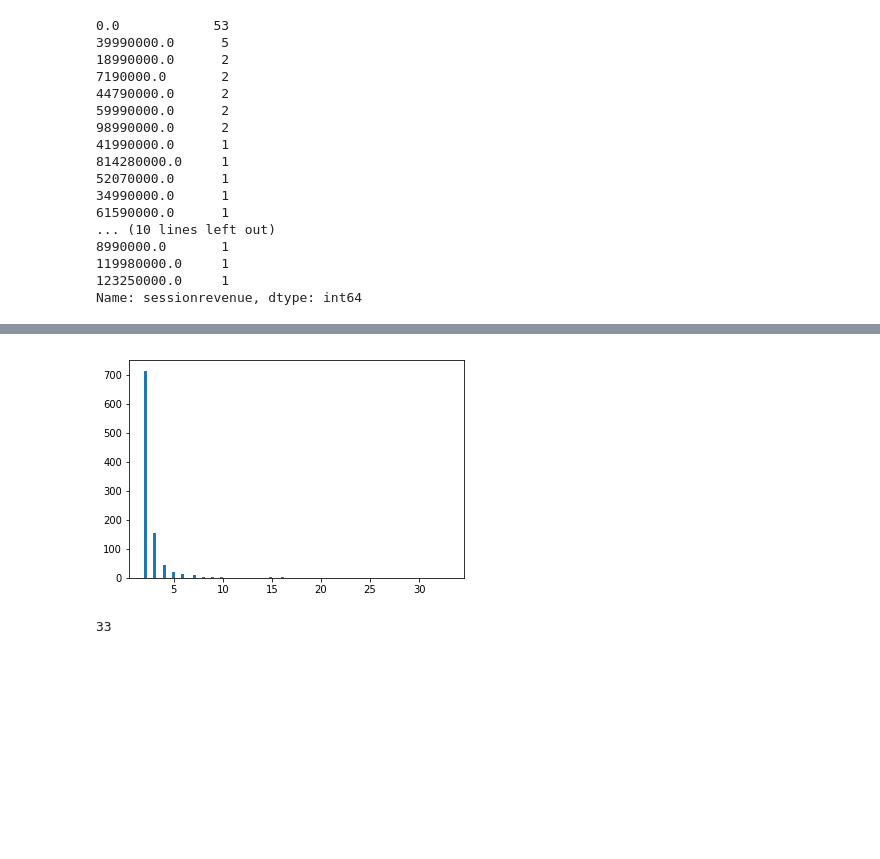
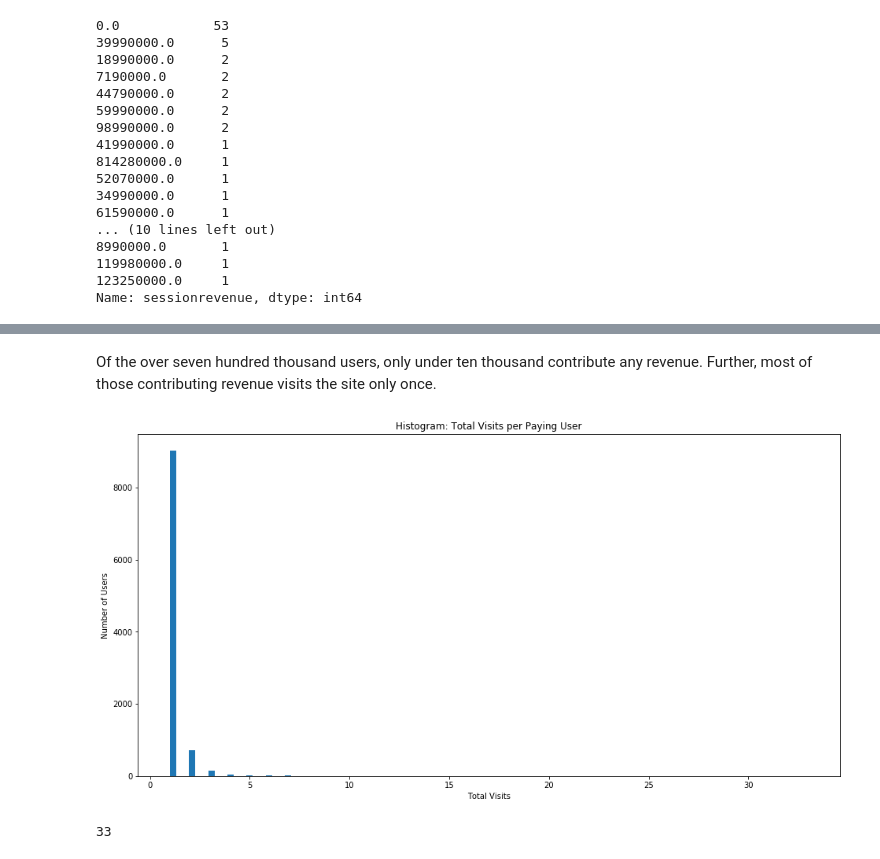
Before and after one commit to romandtse07/google_analytics_kaggle, a Jupyter notebook: SQL.ipynb, the cells around one changed output, grey strips where cells are left out. Saved outputs shown, nothing was run; the diff lists cells and outputs as text; code cells hidden in the pictures; blank space fills up the shorter version.

```diff
--- a/SQL.ipynb
+++ b/SQL.ipynb
@@ -526,7 +422,13 @@ trans_per_customer.shape
-# %%
-plt.hist(trans_per_customer.query('transactions > 1').transactions, bins=100);
-# %% [output]
-[figure, removed]
+# %% [markdown]
+Of the over seven hundred thousand users, only under ten thousand contribute any revenue.  Further, most of those contributing revenue visits the site only once.
+# %%
+plt.figure(figsize=(16,8))
+plt.hist(trans_per_customer.transactions, bins=100)
+plt.title('Histogram: Total Visits per Paying User')
+plt.xlabel('Total Visits')
+plt.ylabel('Number of Users');
+# %% [output]
+[figure, added]
 # %%
 trans_per_customer.transactions.max()
 # %% [output]
```
Also changed, not shown: parts of 101 cells of this notebook, 16 other files.
